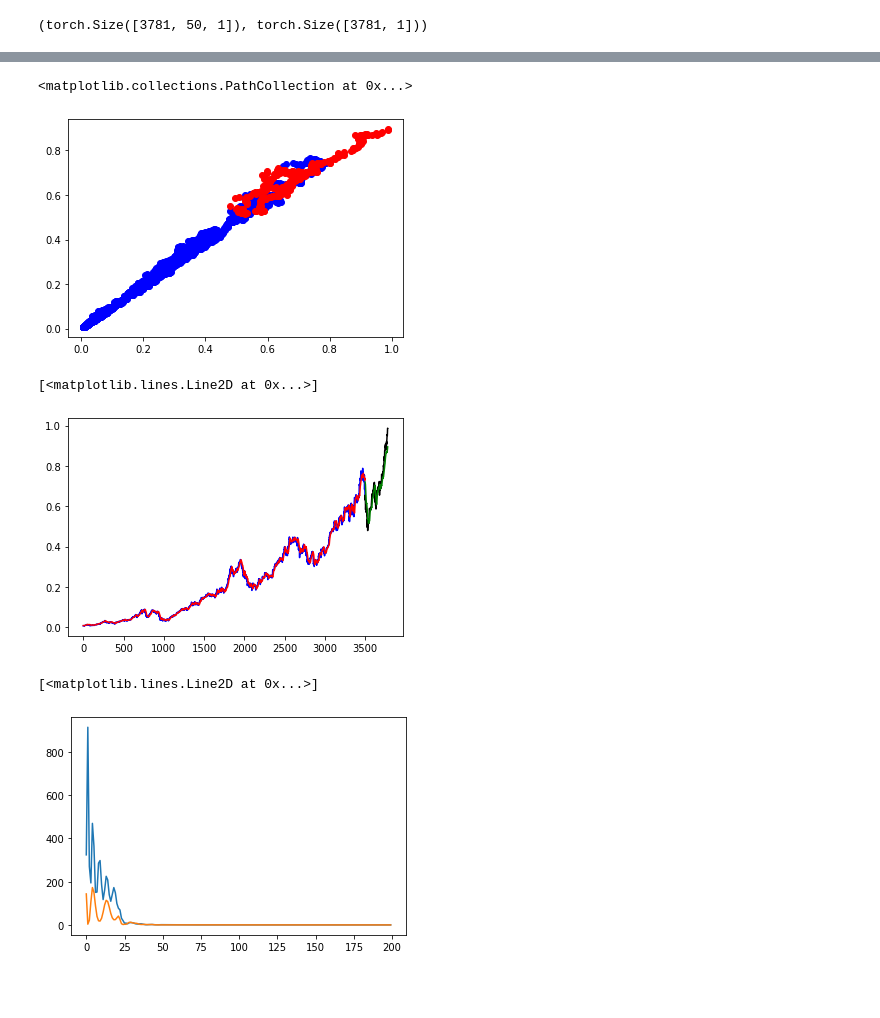
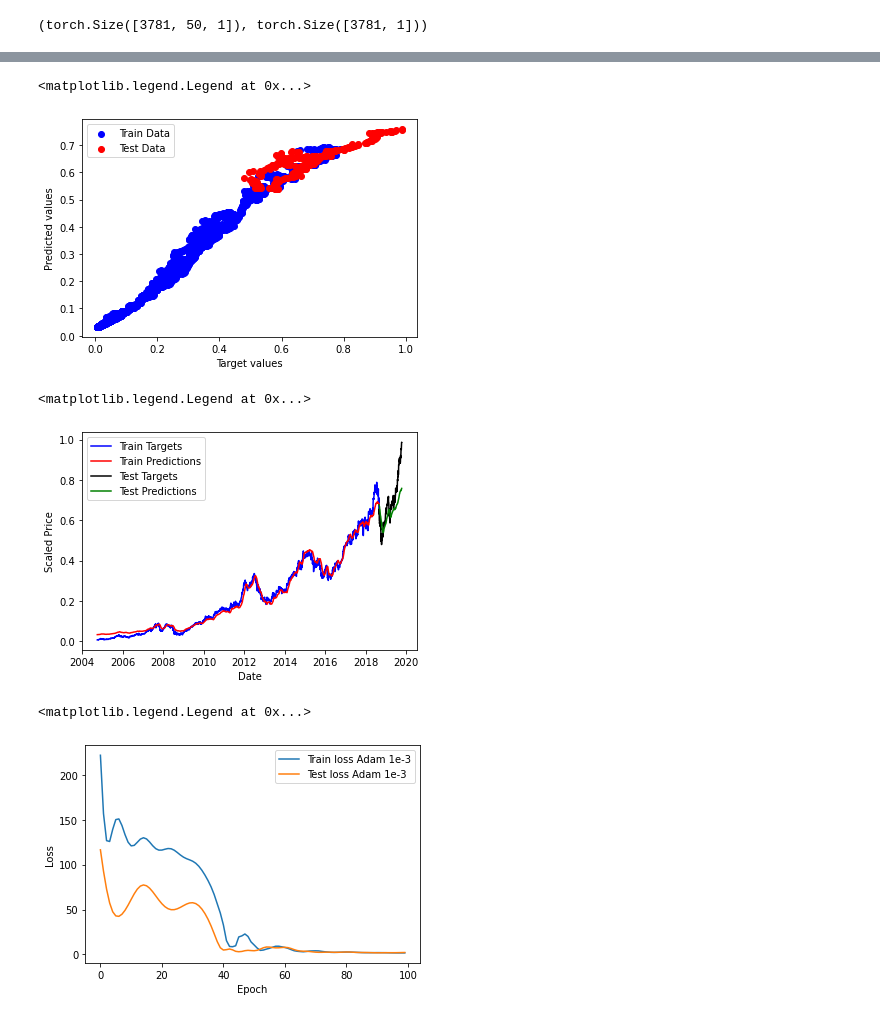
Before and after one commit to KhHTran/Stock-Prediction-ML, a Jupyter notebook: AAPL_Close_Price_Prediction.ipynb, the cells around one changed output, grey strips where cells are left out. Cells and saved outputs as stored; diff of their text form; code cells hidden in the pictures; blank space fills up the shorter version.

```diff
--- a/AAPL_Close_Price_Prediction.ipynb
+++ b/AAPL_Close_Price_Prediction.ipynb
@@ -151,8 +122,8 @@ test_inp = test_inp.to(device).float()
 test_out = test_out.to(device).float()
 # %%
 model = lstm(1, 50, 128, 1, seq_length).to(device)
-optimiser = optim.Adam(model.parameters(), lr=1e-2)
-epoch = 200
+optimiser = optim.Adam(model.parameters(), lr=1e-3)
+epoch = 100
 
 loss_function = nn.MSELoss(reduction='sum')
 
@@ -201,22 +175,31 @@ Test loss: tensor(0.5077)
 # %%
 import matplotlib.pyplot as plt
 
 plt.scatter(train_out.cpu().detach(), train_pred.cpu().detach(),color='blue')
 plt.scatter(test_out.cpu().detach(), test_pred.cpu().detach(),color='red')
+plt.ylabel('Predicted values')
+plt.xlabel('Target values')
+plt.legend(['Train Data', 'Test Data'])
 # %% [output]
-<matplotlib.collections.PathCollection at 0x...>
+<matplotlib.legend.Legend at 0x...>
-[figure, old version]
+[figure, new version]
 # %%
-plt.plot(range(len(train_out)), train_out.cpu().detach(), color='blue')
-plt.plot(range(len(train_pred)), train_pred.cpu().detach(), color='red')
-plt.plot(range(len(train_out), len(train_out) + len(test_out)), test_out.cpu().detach(), color='black')
-plt.plot(range(len(train_out), len(train_out) + len(test_out)), test_pred.cpu().detach(), color='green')
+plt.plot(dates[:len(train_out)], train_out.cpu().detach(), color='blue')
+plt.plot(dates[:len(train_pred)], train_pred.cpu().detach(), color='red')
+plt.plot(dates[len(train_out): len(train_out) + len(test_out)], test_out.cpu().detach(), color='black')
+plt.plot(dates[len(train_pred): len(train_pred) + len(test_pred)], test_pred.cpu().detach(), color='green')
+plt.xlabel('Date')
+plt.ylabel('Scaled Price')
+plt.legend(['Train Targets', 'Train Predictions', 'Test Targets', 'Test Predictions'])
 # %% [output]
-[<matplotlib.lines.Line2D at 0x...>]
+<matplotlib.legend.Legend at 0x...>
-[figure, old version]
+[figure, new version]
 # %%
 plt.plot(range(epoch),train_hist)
 plt.plot(range(epoch),test_hist)
+plt.ylabel('Loss')
+plt.xlabel('Epoch')
+plt.legend(['Train loss Adam 1e-3', 'Test loss Adam 1e-3'])
 # %% [output]
-[<matplotlib.lines.Line2D at 0x...>]
+<matplotlib.legend.Legend at 0x...>
-[figure, old version]
+[figure, new version]
```
Also changed, not shown: parts of 12 cells of this notebook, 1 other file.
